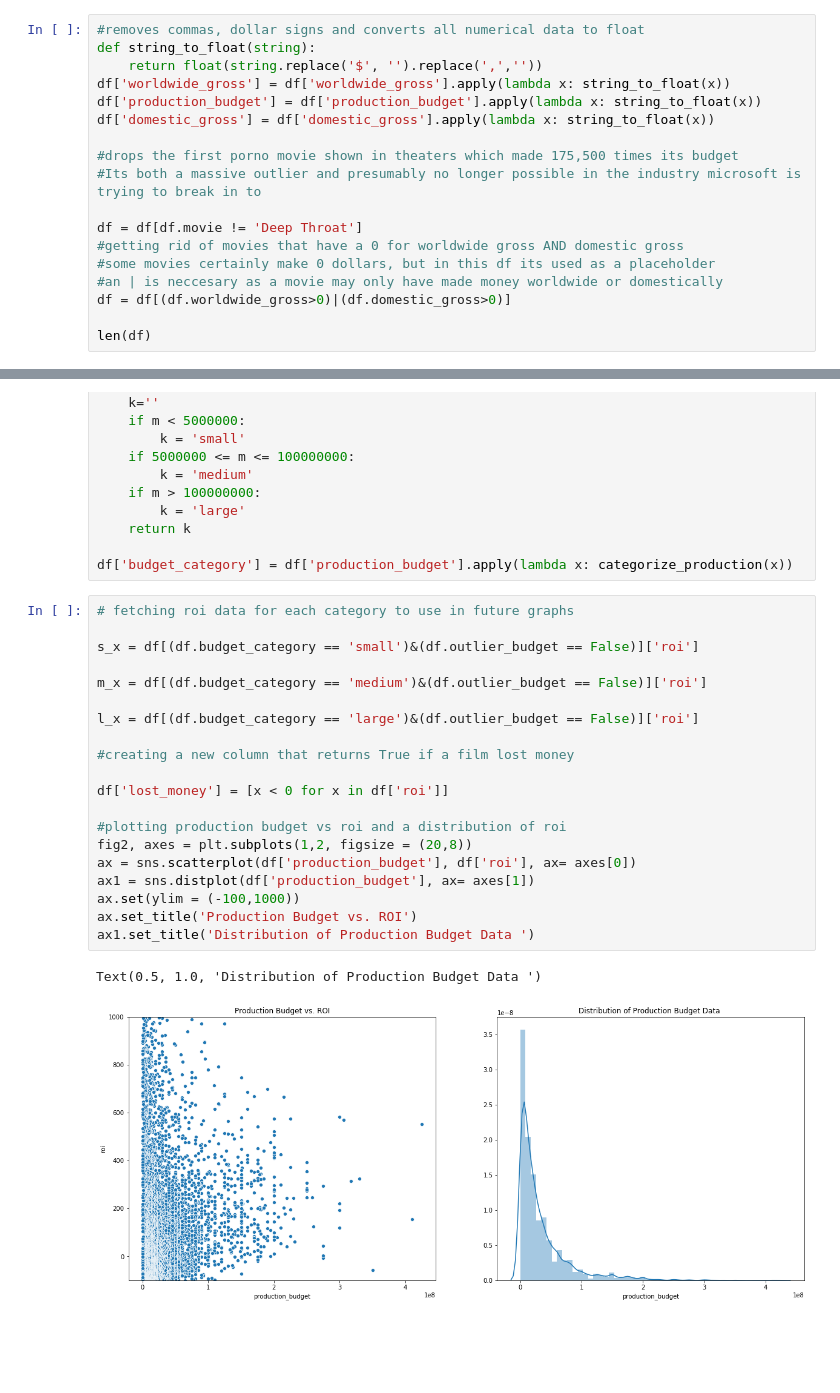
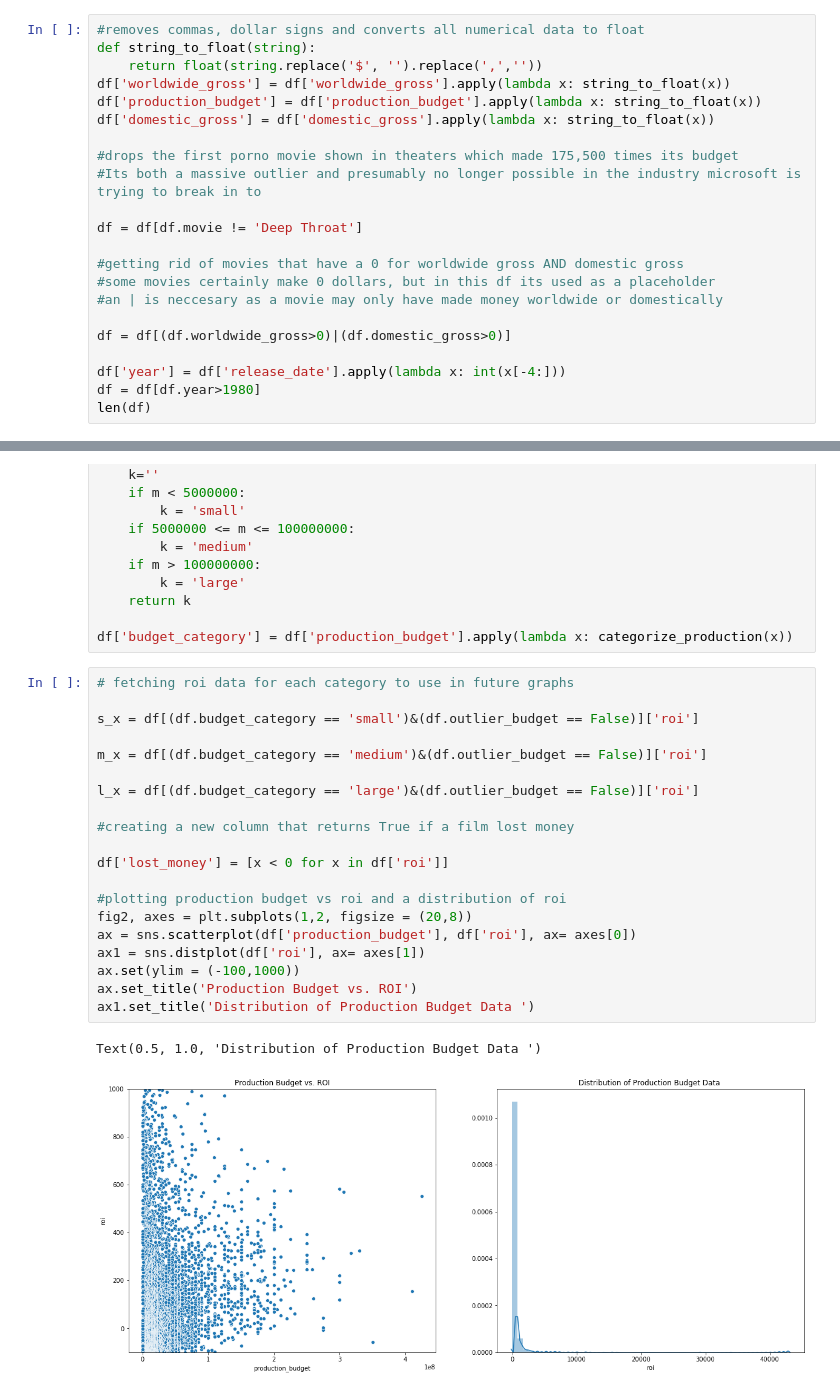
Before and after one commit to SlimHintz/movie-data-eda, a Jupyter notebook: Aidan_work/roi_from_budget_table.ipynb, the cells around one changed output, grey strips where cells are left out. Cells and saved outputs as stored; diff of their text form; blank space fills up the shorter version.

Commit message:
Added year functionality

```diff
--- a/Aidan_work/roi_from_budget_table.ipynb
+++ b/Aidan_work/roi_from_budget_table.ipynb
@@ -19,10 +26,14 @@ df['domestic_gross'] = df['domestic_gross'].apply(lambda x: string_to_float(x))
 #Its both a massive outlier and presumably no longer possible in the industry microsoft is trying to break in to
 
 df = df[df.movie != 'Deep Throat']
+
 #getting rid of movies that have a 0 for worldwide gross AND domestic gross
 #some movies certainly make 0 dollars, but in this df its used as a placeholder
 #an | is neccesary as a movie may only have made money worldwide or domestically
+
 df = df[(df.worldwide_gross>0)|(df.domestic_gross>0)]
 
+df['year'] = df['release_date'].apply(lambda x: int(x[-4:]))
+df = df[df.year>1980]
 len(df)
 # %% [output]
@@ -83,26 +94,26 @@ df['budget_category'] = df['production_budget'].apply(lambda x: categorize_produ
 # %%
 # fetching roi data for each category to use in future graphs
 
 s_x = df[(df.budget_category == 'small')&(df.outlier_budget == False)]['roi']
 
 m_x = df[(df.budget_category == 'medium')&(df.outlier_budget == False)]['roi']
 
 l_x = df[(df.budget_category == 'large')&(df.outlier_budget == False)]['roi']
 
 #creating a new column that returns True if a film lost money
 
 df['lost_money'] = [x < 0 for x in df['roi']]
 
 #plotting production budget vs roi and a distribution of roi
 fig2, axes = plt.subplots(1,2, figsize = (20,8))
 ax = sns.scatterplot(df['production_budget'], df['roi'], ax= axes[0])
-ax1 = sns.distplot(df['production_budget'], ax= axes[1])
+ax1 = sns.distplot(df['roi'], ax= axes[1])
 ax.set(ylim = (-100,1000))
 ax.set_title('Production Budget vs. ROI')
 ax1.set_title('Distribution of Production Budget Data ')
 # %% [output]
 Text(0.5, 1.0, 'Distribution of Production Budget Data ')
-[figure, old version]
+[figure, new version]
 # %%
 f, axes = plt.subplots(1,3, figsize=(25, 8), sharex=False)
 
```
Also changed, not shown: parts of 9 cells of this notebook.
